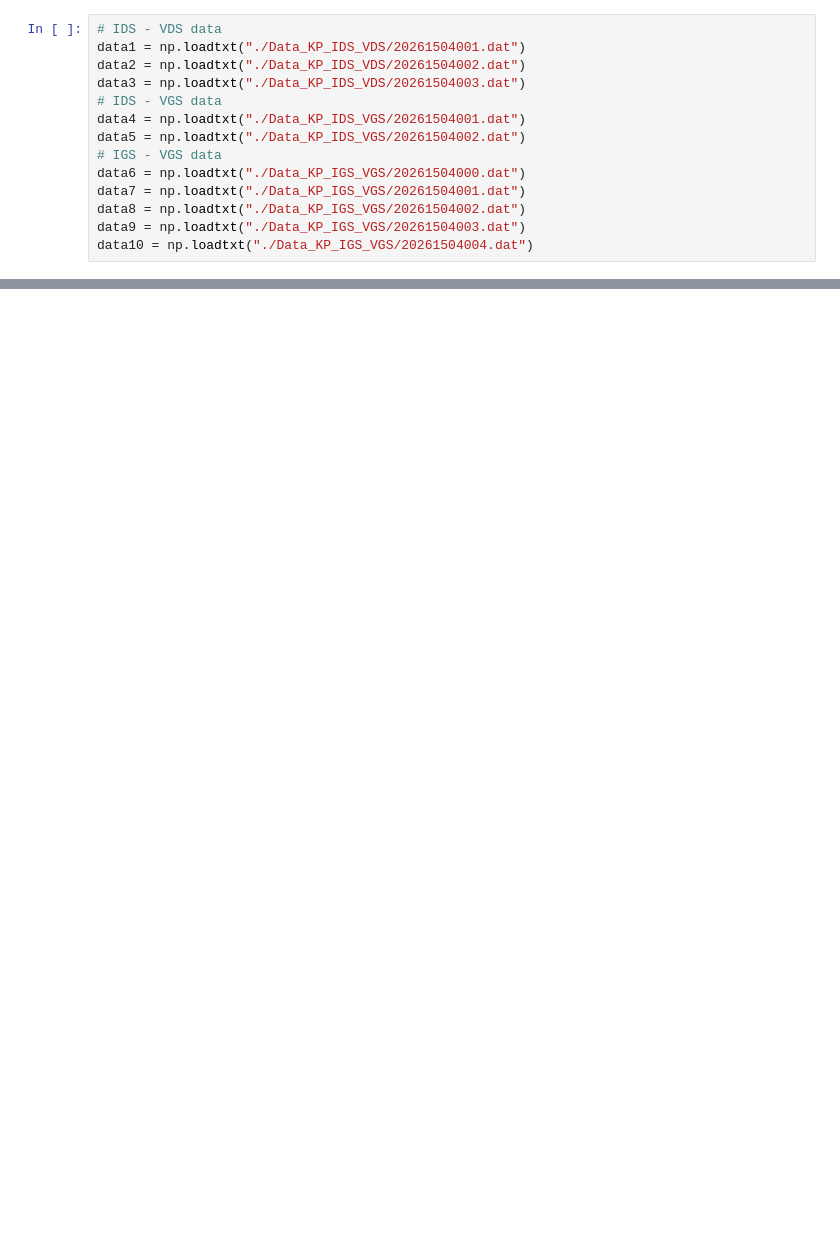
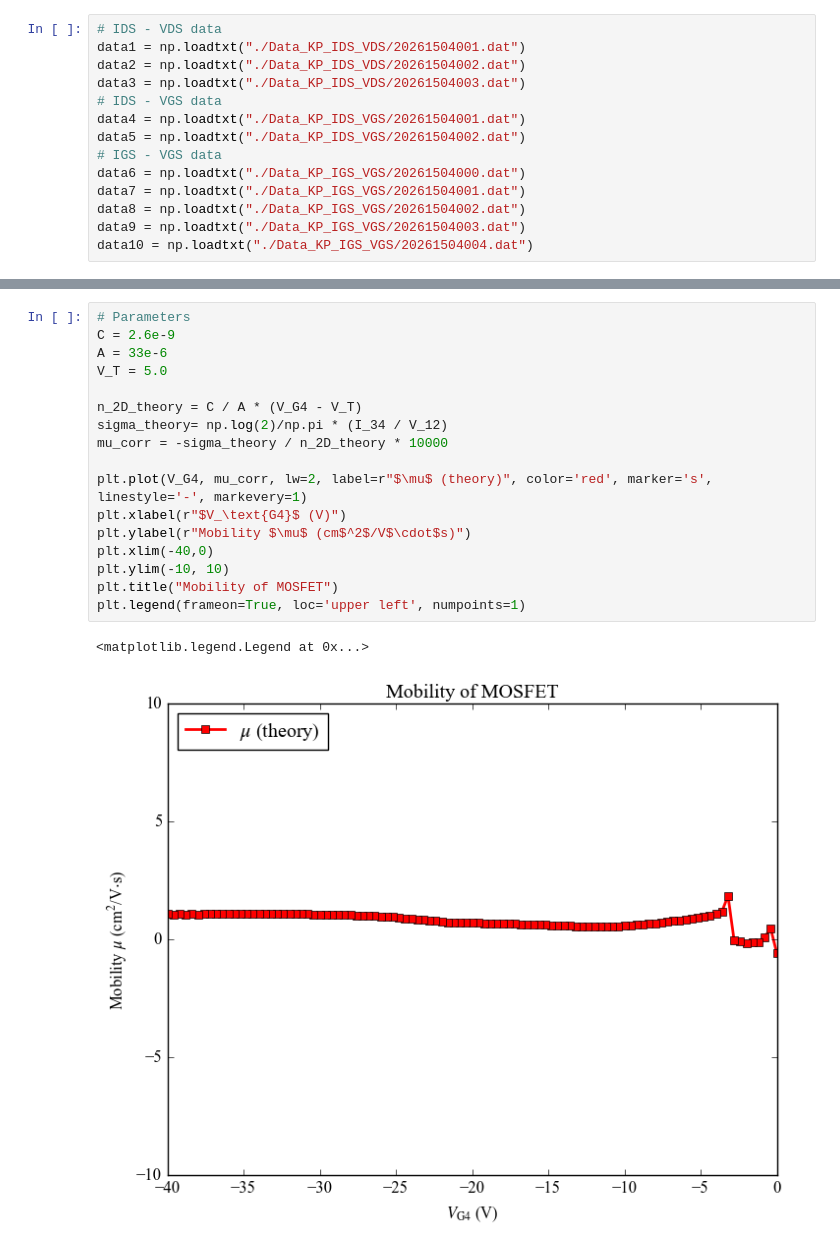
Before and after one commit to phamtrungkien8904/BachelorThesis, a Jupyter notebook: characterization.ipynb, the cells around one changed output, grey strips where cells are left out. Drawn from its saved outputs; the diff is of its cells as text; blank space fills up the shorter version.

```diff
--- a/characterization.ipynb
+++ b/characterization.ipynb
@@ -105,0 +118,20 @@ mu = data_m[:, 9]
+# %%
+# Parameters
+C = 2.6e-9
+A = 33e-6
+V_T = 5.0
+
+n_2D_theory = C / A * (V_G4 - V_T)
+sigma_theory= np.log(2)/np.pi * (I_34 / V_12)
+mu_corr = -sigma_theory / n_2D_theory * 10000
+
+plt.plot(V_G4, mu_corr, lw=2, label=r"$\mu$ (theory)", color='red', marker='s', linestyle='-', markevery=1)
+plt.xlabel(r"$V_\text{G4}$ (V)")
+plt.ylabel(r"Mobility $\mu$ (cm$^2$/V$\cdot$s)")
+plt.xlim(-40,0)
+plt.ylim(-10, 10)
+plt.title("Mobility of MOSFET")
+plt.legend(frameon=True, loc='upper left', numpoints=1)
+# %% [output]
+<matplotlib.legend.Legend at 0x...>
+[figure, added]
```
Also changed, not shown: parts of 6 cells of this notebook.
